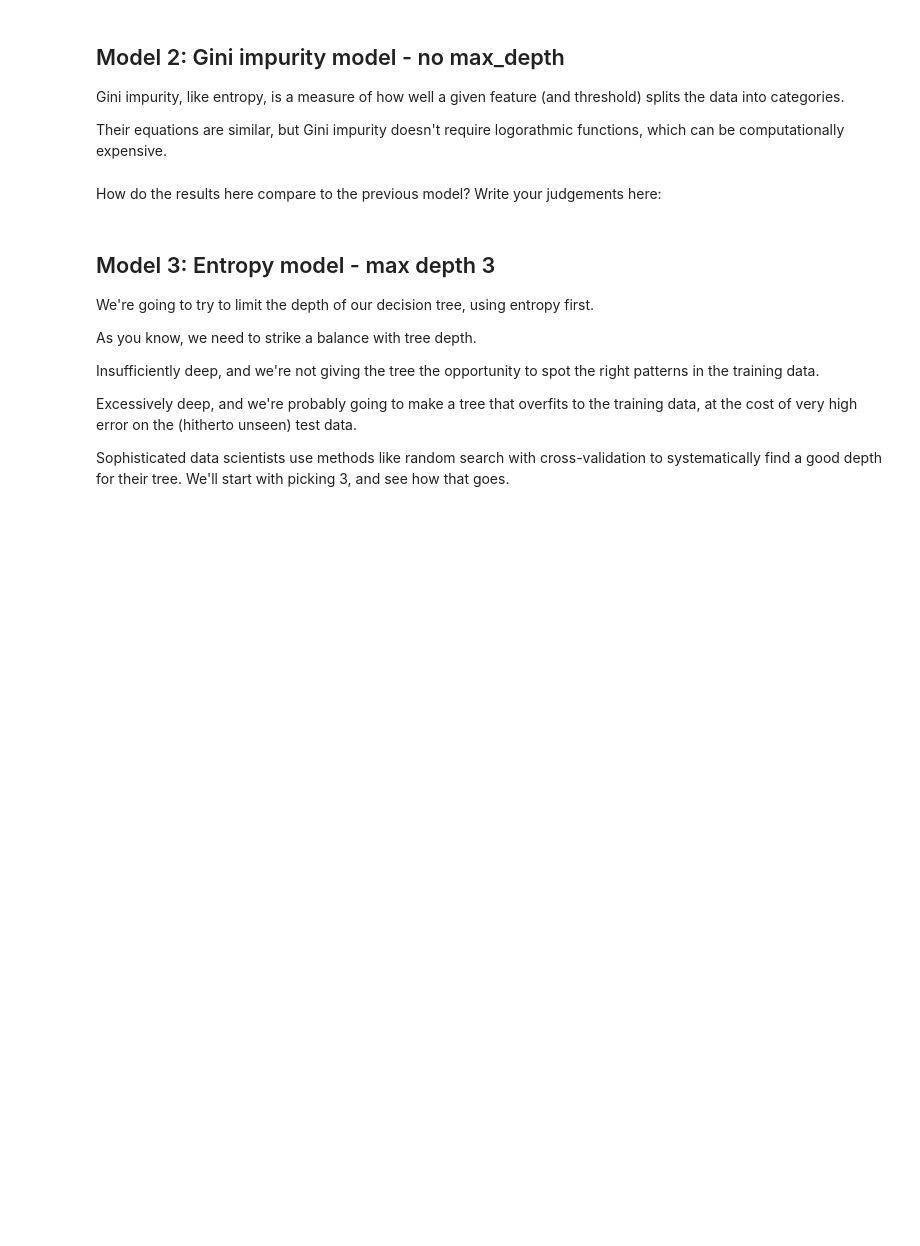
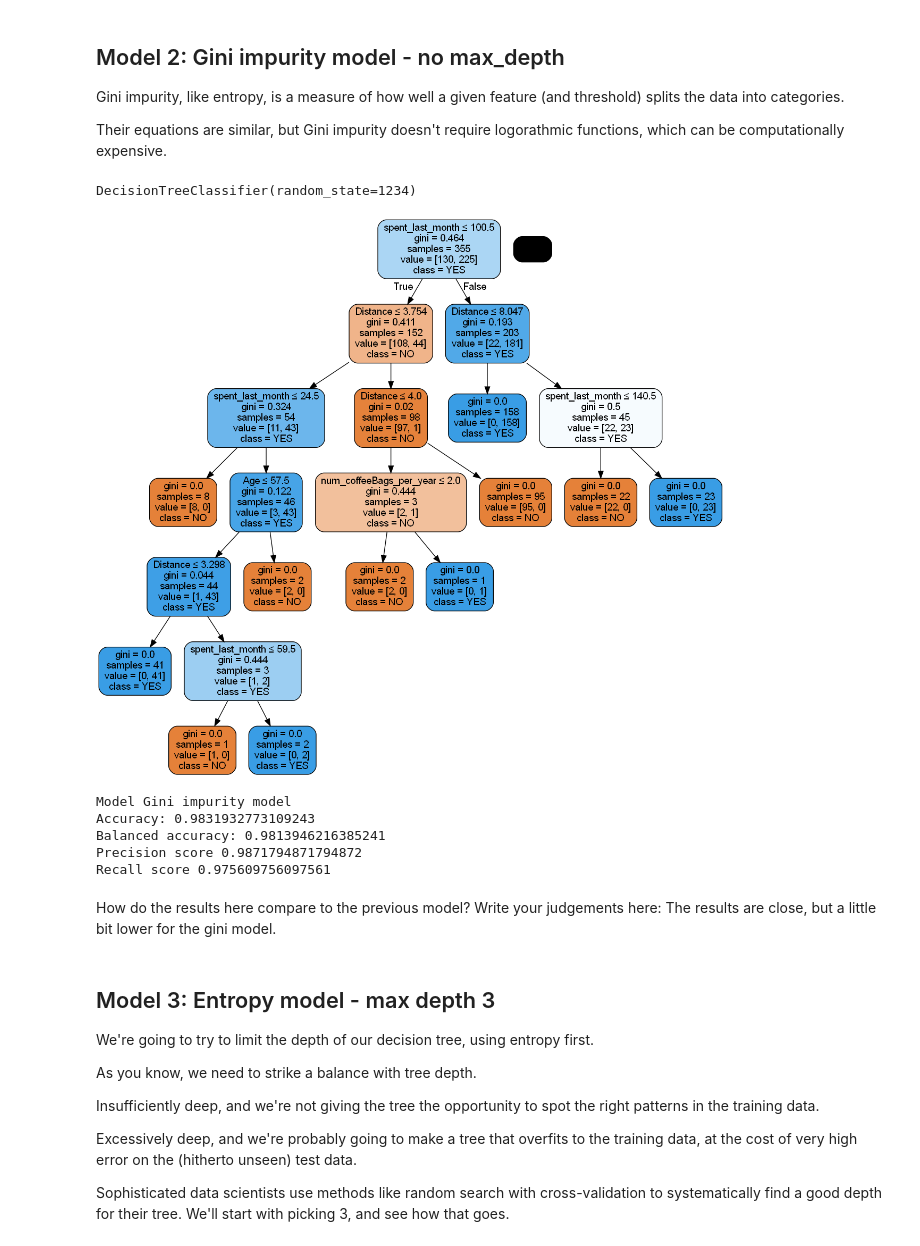
Before and after one commit to AshleyW09/dsc-projects, a Jupyter notebook: dsc-master/Unit 14 - Supervised Learning/14.3 Decision Trees/14.3.5 Case Study - RR Diner Coffee/Springboard Decision Tree Specialty Coffee Case Study - Tier 3.ipynb, the cells around one changed output. Cells and saved outputs as stored; diff of their text form; code cells hidden in the pictures; blank space fills up the shorter version.

```diff
--- a/dsc-master/Unit 14 - Supervised Learning/14.3 Decision Trees/14.3.5 Case Study - RR Diner Coffee/Springboard Decision Tree Specialty Coffee Case Study - Tier 3.ipynb
+++ b/dsc-master/Unit 14 - Supervised Learning/14.3 Decision Trees/14.3.5 Case Study - RR Diner Coffee/Springboard Decision Tree Specialty Coffee Case Study - Tier 3.ipynb
@@ -396,35 +398,48 @@ Their equations are similar, but Gini impurity doesn't require logorathmic funct
 # %%
 # Make a variable called gini_model, and assign it exactly what you assigned entr_model with above, but with the
 # criterion changed to 'gini'
-_ _ _
+gini_model = tree.DecisionTreeClassifier(criterion="gini", random_state=1234)
 
 # Call fit() on the gini_model as you did with the entr_model
-_ _ _
+gini_model.fit(X_train, y_train)
 
 # Call predict() on the gini_model as you did with the entr_model
-_ _ _
+y_pred = gini_model.predict(X_test)
 
 # Turn y_pred into a series, as before
-_ _ _
+y_pred = pd.Series(y_pred)
 
 # Check out gini_model
-_ _ _
+gini_model
+# %% [output]
+DecisionTreeClassifier(random_state=1234)
 # %%
 # As before, but make the model name gini_model
-_ _ _
-_ _ _
+dot_data = StringIO()
+tree.export_graphviz(gini_model, out_file=dot_data,
+                filled=True, rounded=True,
+                special_characters=True, feature_names=X_train.columns,class_names = ["NO", "YES"])
 
 # Alternatively for class_names use gini_model.classes_
-_ _ _
+graph = pydotplus.graph_from_dot_data(dot_data.getvalue())
+Image(graph.create_png())
+# %% [output]
+[figure, added]
 # %%
 # Run this block for model evaluation
-print("Model Gini impurity model")
+print("Model entropy - no max depth")
 print("Accuracy:", metrics.accuracy_score(y_test,y_pred))
 print("Balanced accuracy:", metrics.balanced_accuracy_score(y_test,y_pred))
 print('Precision score' , metrics.precision_score(y_test,y_pred, pos_label = "YES"))
 print('Recall score' , metrics.recall_score(y_test,y_pred, pos_label = "NO"))
+# %% [output]
+Model Gini impurity model
+Accuracy: 0.9831932773109243
+Balanced accuracy: 0.9813946216385241
+Precision score 0.9871794871794872
+Recall score 0.975609756097561
 # %% [markdown]
-How do the results here compare to the previous model? Write your judgements here:
+How do the results here compare to the previous model? Write your judgements here: The results are close, but a little bit lower for the gini model.
 # %% [markdown]
 ## Model 3: Entropy model - max depth 3
 We're going to try to limit the depth of our decision tree, using entropy first.
```
Also changed, not shown: parts of 24 cells of this notebook.
